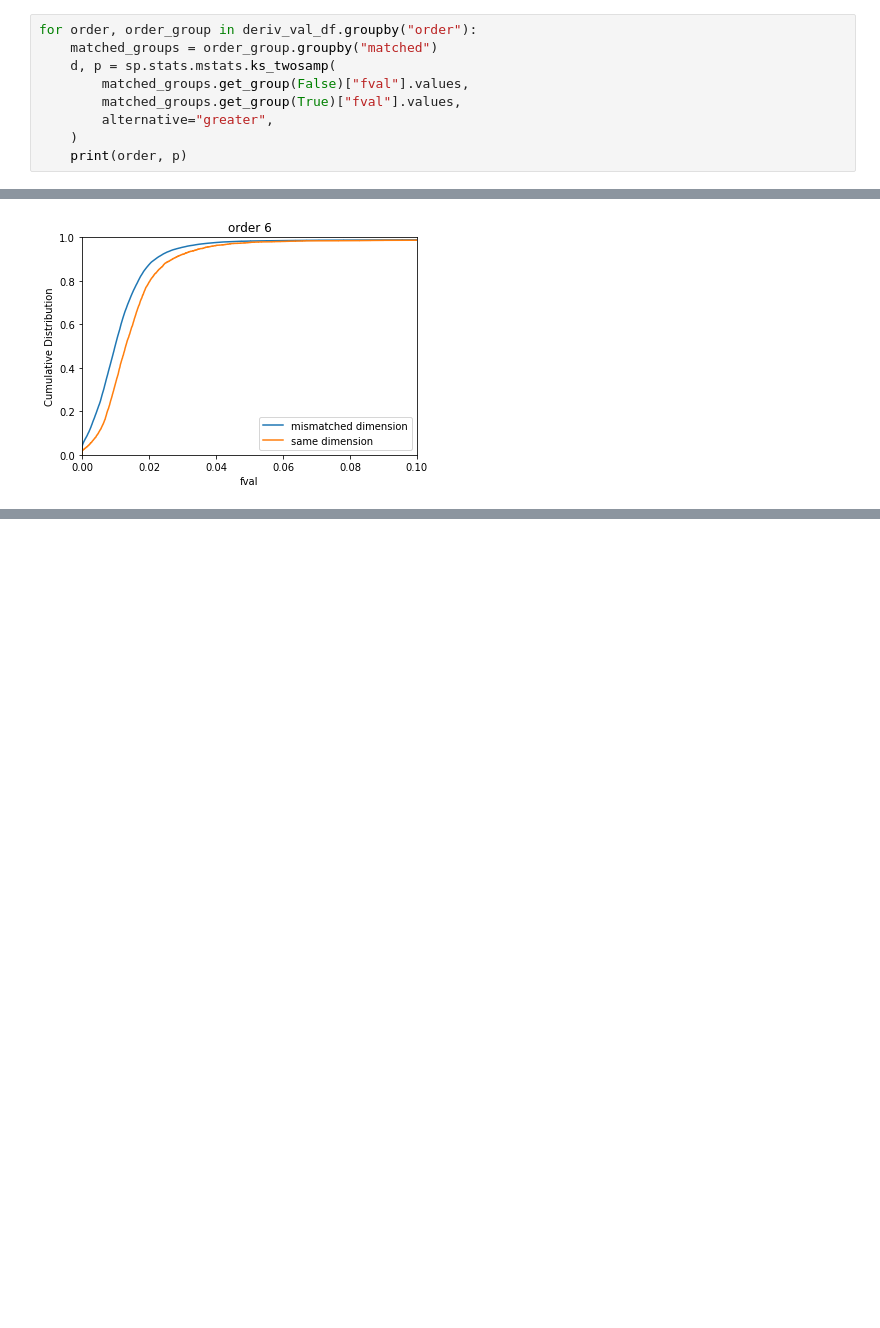
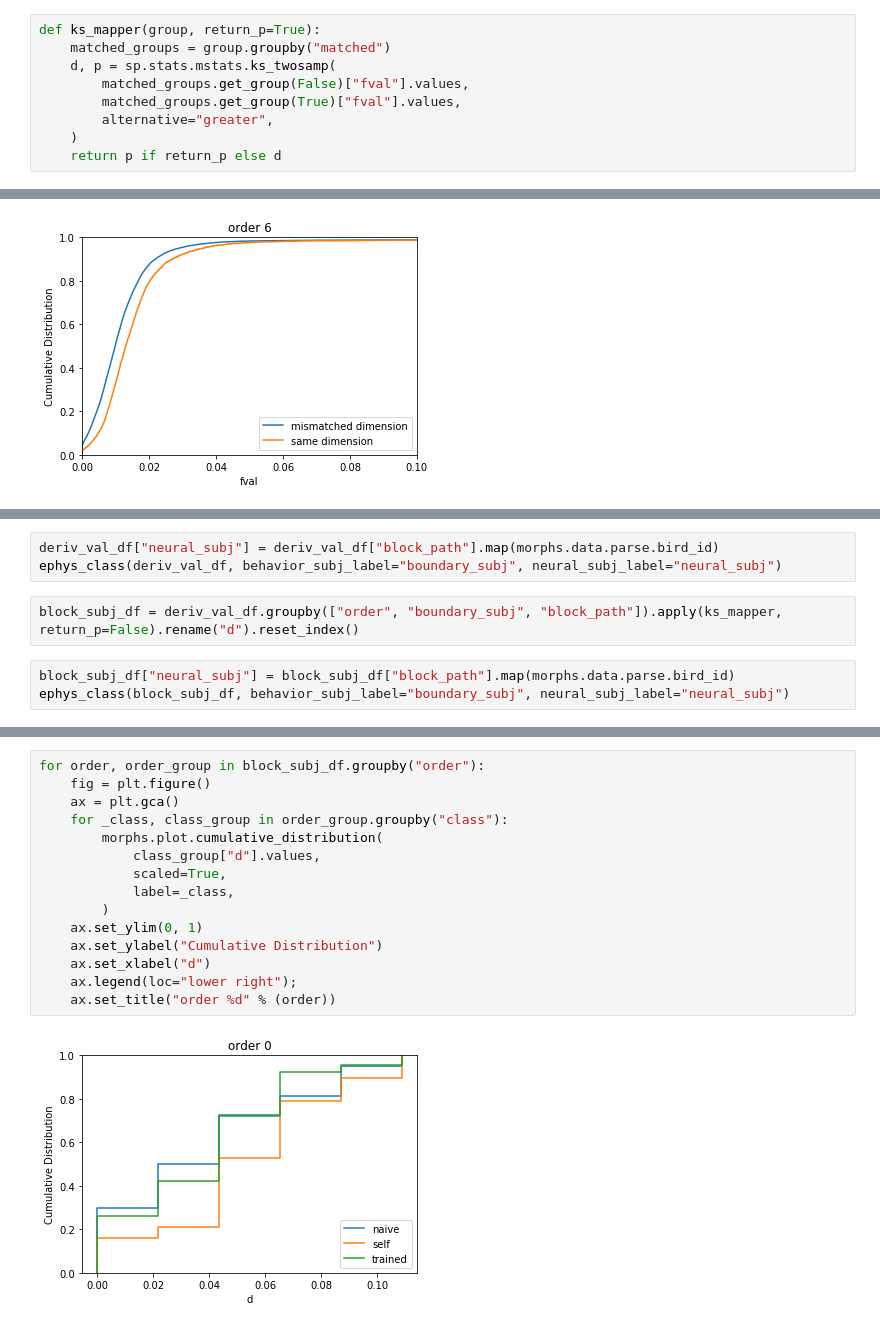
Before and after one commit to MarvinT/morphs, a Jupyter notebook: notebooks/supplemental/2.5-mjt-derivative-blocks.ipynb, the cells around one changed output, grey strips where cells are left out. Cells and saved outputs as stored; diff of their text form; blank space fills up the shorter version.

Commit message:
ephys_class analysis

```diff
--- a/notebooks/supplemental/2.5-mjt-derivative-blocks.ipynb
+++ b/notebooks/supplemental/2.5-mjt-derivative-blocks.ipynb
@@ -106,11 +106,11 @@ deriv_val_df["matched"] = deriv_val_df["boundary_dim"] == deriv_val_df["morph_di
   underestimated.
   underestimated.
 # %%
-for order, order_group in deriv_val_df.groupby("order"):
-    matched_groups = order_group.groupby("matched")
+def ks_mapper(group, return_p=True):
+    matched_groups = group.groupby("matched")
     d, p = sp.stats.mstats.ks_twosamp(
         matched_groups.get_group(False)["fval"].values,
         matched_groups.get_group(True)["fval"].values,
         alternative="greater",
     )
-    print(order, p)
+    return p if return_p else d
@@ -149,0 +176,8 @@ for order, order_group in deriv_val_df.groupby("order"):
+# %%
+deriv_val_df["neural_subj"] = deriv_val_df["block_path"].map(morphs.data.parse.bird_id)
+ephys_class(deriv_val_df, behavior_subj_label="boundary_subj", neural_subj_label="neural_subj")
+# %%
+block_subj_df = deriv_val_df.groupby(["order", "boundary_subj", "block_path"]).apply(ks_mapper, return_p=False).rename("d").reset_index()
+# %%
+block_subj_df["neural_subj"] = block_subj_df["block_path"].map(morphs.data.parse.bird_id)
+ephys_class(block_subj_df, behavior_subj_label="boundary_subj", neural_subj_label="neural_subj")
@@ -149,0 +204,17 @@ for order, order_group in deriv_val_df.groupby("order"):
+# %%
+for order, order_group in block_subj_df.groupby("order"):
+    fig = plt.figure()
+    ax = plt.gca()
+    for _class, class_group in order_group.groupby("class"):
+        morphs.plot.cumulative_distribution(
+            class_group["d"].values,
+            scaled=True,
+            label=_class,
+        )
+    ax.set_ylim(0, 1)
+    ax.set_ylabel("Cumulative Distribution")
+    ax.set_xlabel("d")
+    ax.legend(loc="lower right");
+    ax.set_title("order %d" % (order))
+# %% [output]
+[figure, added]
```
Also changed, not shown: parts of 7 cells of this notebook.
